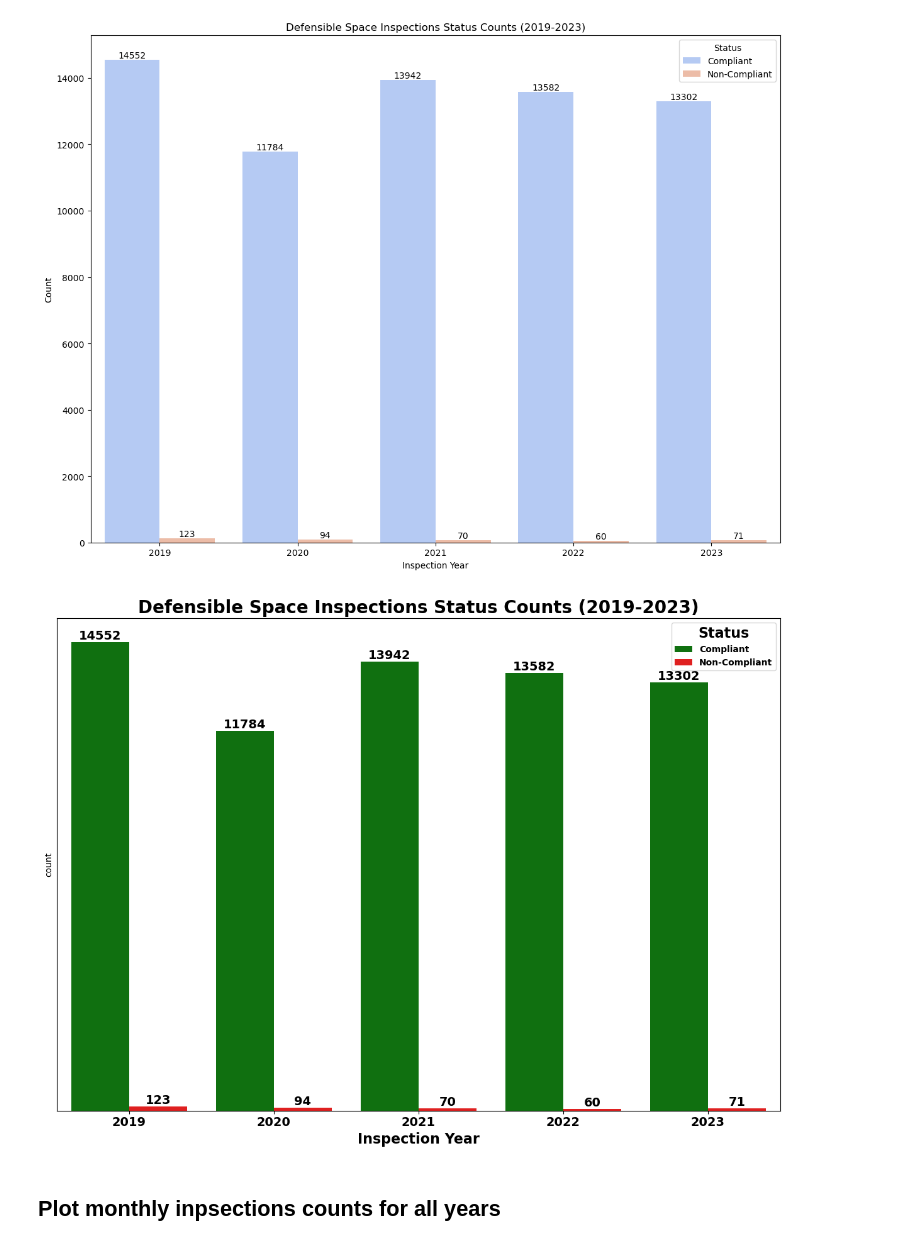
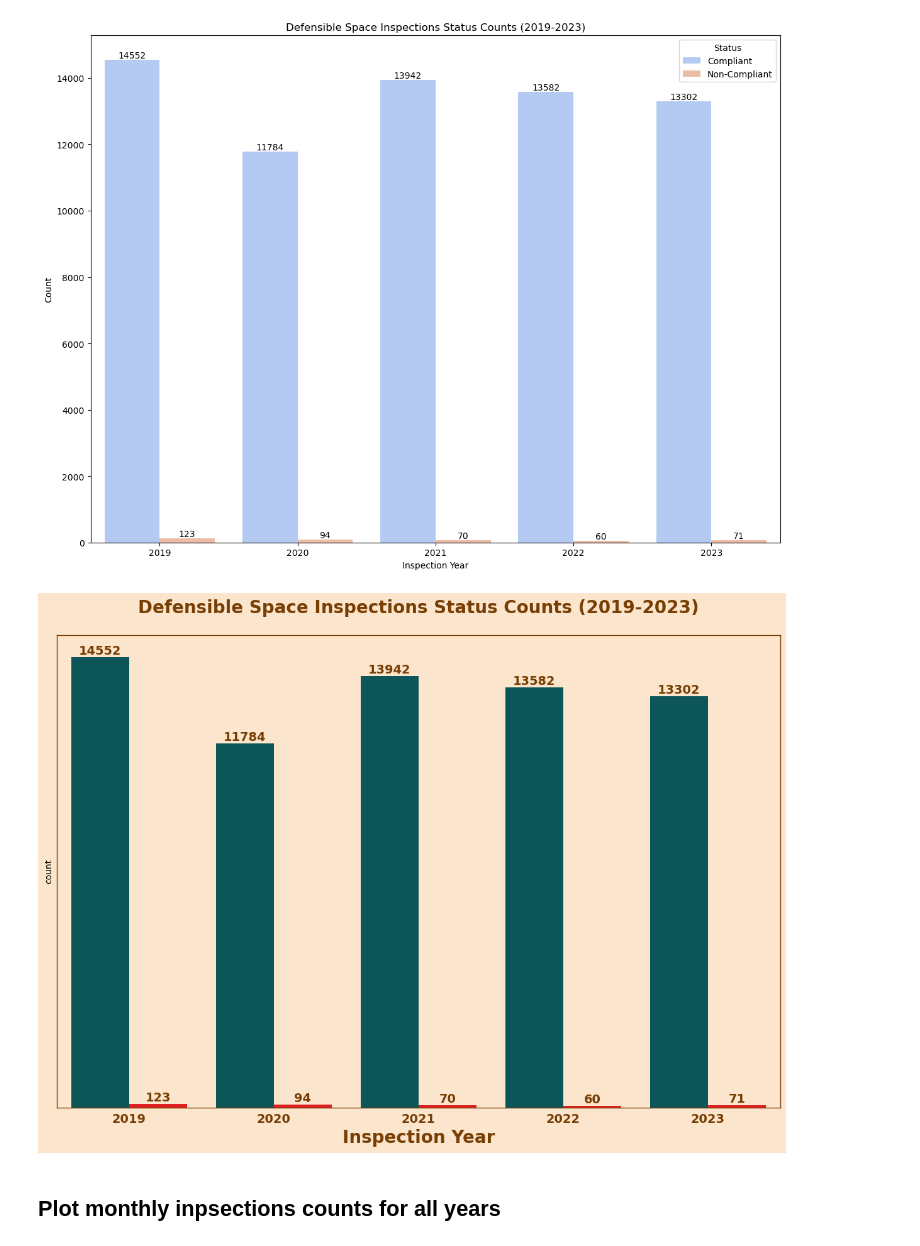
Before and after one commit to wildfire-prep/data-preparation, a Jupyter notebook: code/00_label_data/00_clean_inspections.ipynb, the cells around one changed output. Cells and saved outputs as stored; diff of their text form; code cells hidden in the pictures.

Commit message:
update visualizations for presentation

```diff
--- a/code/00_label_data/00_clean_inspections.ipynb
+++ b/code/00_label_data/00_clean_inspections.ipynb
@@ -496,50 +496,63 @@ for year, df in [
 # Combine all data
 combined_data = pd.concat(all_years_data, ignore_index=True)
 
 # Create custom color palette (green for Compliant, red for Non-Compliant)
-status_colors = {
-    'Compliant': 'green',
-    'Non-Compliant': 'red'
-}
+status_colors = {"Compliant": "#006164", "Non-Compliant": "red"}
 
 # Create the plot
 plt.figure(figsize=(12, 9))
 
 # Create a custom palette based on status values
-custom_palette = [status_colors.get(status, 'gray') for status in combined_data['status'].unique()]
+custom_palette = [
+    status_colors.get(status, "gray") for status in combined_data["status"].unique()
+]
 
 bars = sns.barplot(
     x="year", y="count", hue="status", data=combined_data, palette=custom_palette
 )
 
+# Add background color and show axis borders
+bars.set_facecolor('#fce5cdff')
+for spine in bars.spines.values():
+    spine.set_visible(True)
+    spine.set_color('#783f04')
+    spine.set_linewidth(1)
+
 # Add count annotations on top of each bar with bold text
 for container in bars.containers:
-    bars.bar_label(container, fmt="%d", fontsize=14, fontweight='bold')
+    bars.bar_label(container, fmt="%d", fontsize=14, fontweight="bold", color='#783f04')
 
 # Add labels and title with larger, bold font sizes
-plt.title("Defensible Space Inspections Status Counts (2019-2023)", fontsize=20, fontweight='bold')
-plt.xlabel("Inspection Year", fontsize=16, fontweight='bold')
+plt.title(
+    "Defensible Space Inspections Status Counts (2019-2023)",
+    fontsize=20,
+    fontweight="bold",
+    pad=25,
+    color='#783f04'
+)
+plt.xlabel("Inspection Year", fontsize=20, fontweight="bold", color='#783f04')
 
 # Remove y-axis tick marks and labels
 plt.yticks([])
-plt.tick_params(axis='y', which='both', left=False, labelleft=False)
+plt.tick_params(axis="y", which="both", left=False, labelleft=False)
+
+# Remove x-axis tick marks but keep labels
+plt.tick_params(axis="x", which="both", bottom=False, top=False)
 
 # Increase x-axis tick font size and make bold
-plt.xticks(fontsize=14, fontweight='bold')
+plt.xticks(fontsize=14, fontweight="bold", color='#783f04')
 
-# Increase legend font size and make bold
-plt.legend(title="Status", fontsize=14, title_fontsize=16,
-           prop={'weight': 'bold'})
+# Remove legend
+plt.gca().get_legend().remove()
 
-# Bold the legend title
-legend = plt.gca().get_legend()
-legend.get_title().set_fontweight('bold')
+# Set figure background color as well
+plt.gcf().patch.set_facecolor('#fce5cdff')
 
 # Show the plot
 plt.tight_layout()
 plt.show()
 # %% [output]
-[figure, old version]
+[figure, new version]
 # %% [markdown]
 ## Plot monthly inpsections counts for all years
 # %% [markdown]
```
Also changed, not shown: parts of 1 cell of this notebook, 2 other files.
